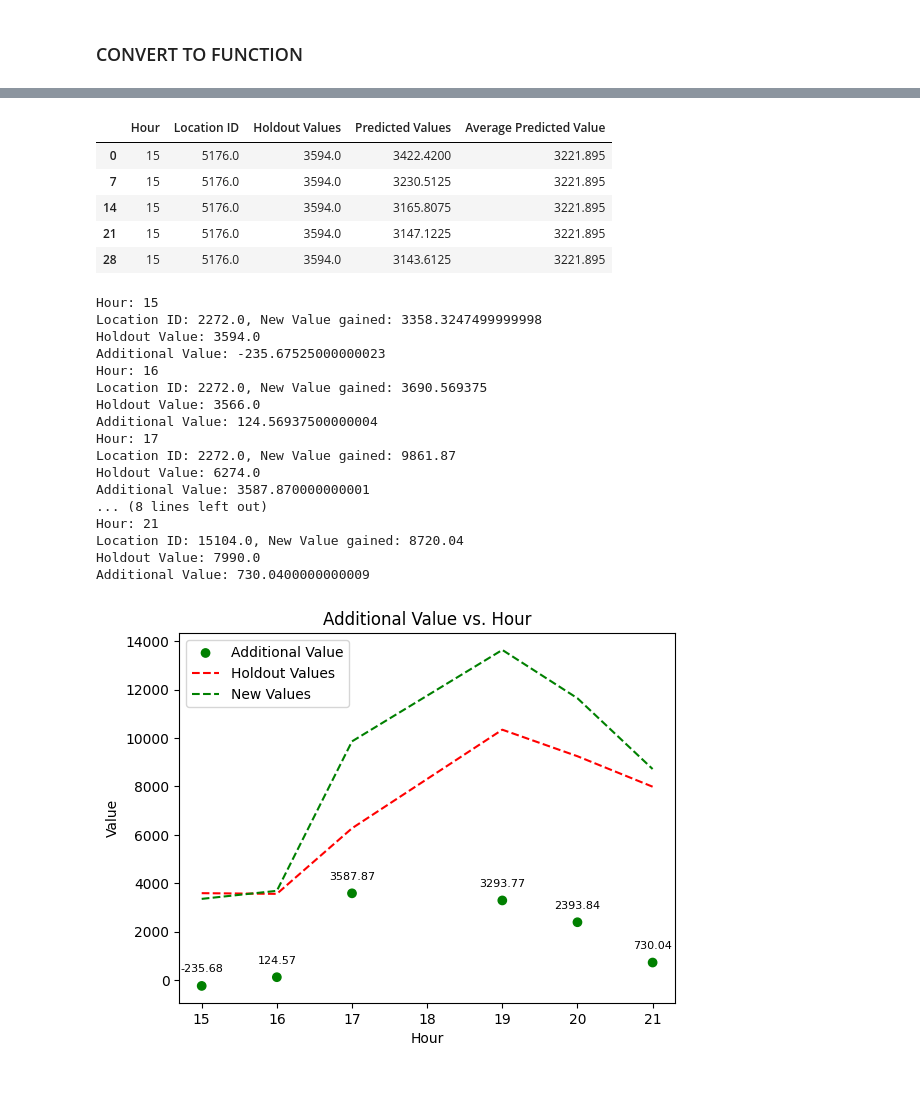
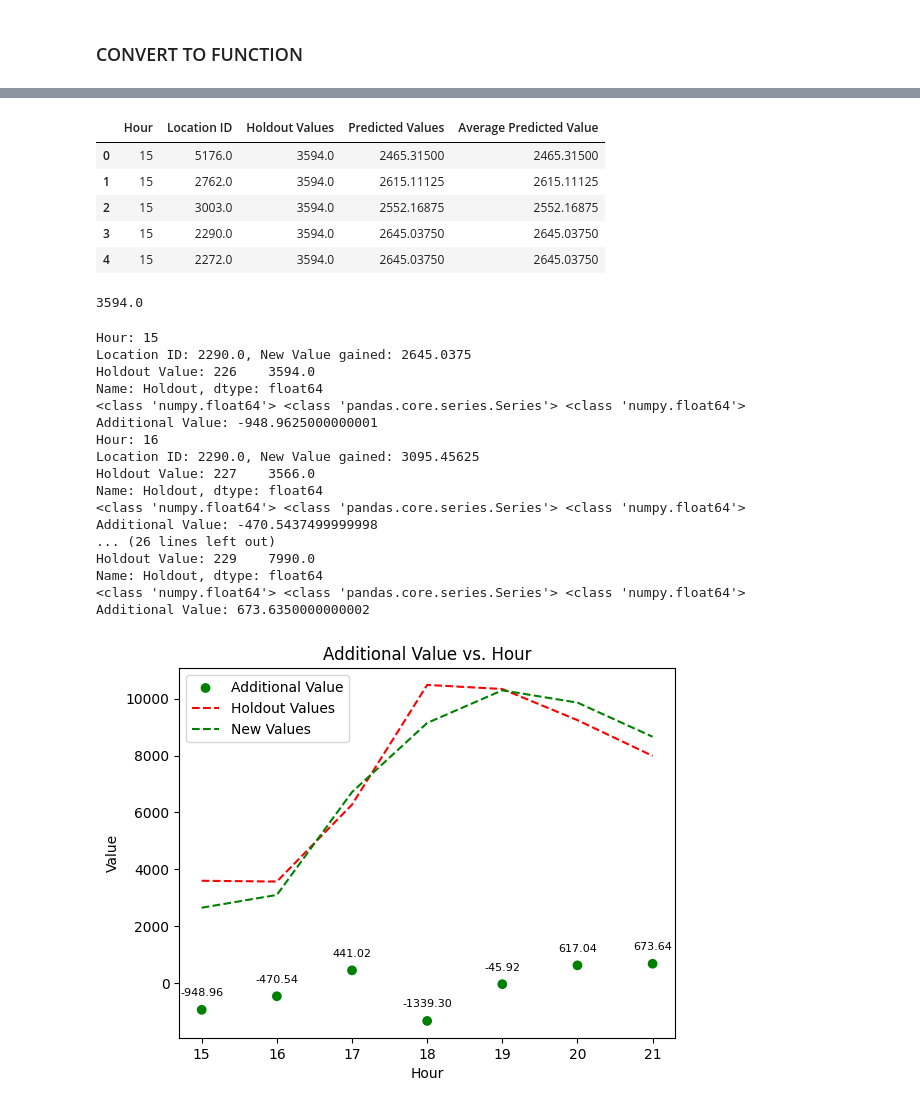
Before and after one commit to jkyxd/ICP_Group3, a Jupyter notebook: ICP Jupyter File.ipynb, the cells around one changed output, grey strips where cells are left out. Cells and saved outputs as stored; diff of their text form; code cells hidden in the pictures.

```diff
--- a/ICP Jupyter File.ipynb
+++ b/ICP Jupyter File.ipynb
@@ -748,5 +748,5 @@ session.use_schema("ANALYTICS")
 X_final_scaled=session.table("Sales_Forecast_Train_Dataset")
 # %%
 session.use_schema("ANALYTICS")
-X_final_scaled=session.sql("Select * from Sales_Forecast_Training_Data").to_pandas()
+X_final_scaled=session.sql('Select * from "Sales_Forecast_Train_Dataset"').to_pandas()
 # %%
@@ -794,8 +793,8 @@ from sklearn.metrics import mean_squared_error, mean_absolute_error, r2_score
 import math
 
 # Split the dataset into features (X) and target (y)
-X = X_final_scaled.drop("PROFIT",axis=1)
-y = X_final_scaled["PROFIT"]
+X = X_final_scaled.drop("Profit",axis=1)
+y = X_final_scaled["Profit"]
 
 # Split the dataset into training and testing datasets
 X_train, X_holdout_test, y_train, y_holdout_test = train_test_split(X, y, test_size=0.4, random_state=42)
@@ -1529,9 +1537,10 @@ day = 25
 columns_to_exclude = ['AVG_TEMPERATURE_AIR_2M_F', 'AVG_TEMPERATURE_HEATINDEX_2M_F', 'TOT_PRECIPITATION_IN', 'TOT_SNOWFALL_IN', 'TOT_SNOWDEPTH_IN', 'AVG_CLOUD_COVER_TOT_PCT']
 
 # Create a DataFrame with holdout values and predicted values
-df_predictions = X_holdout.copy()
-df_predictions['Holdout'] = y_holdout
-holdout_predictions = rf.predict(X_holdout)
+df_predictions = X_final_scaled.drop("Profit",axis=1)
+holdout_predictions = rf.predict(df_predictions)
+df_predictions['Holdout'] = X_final_scaled[["Profit"]]
+
 df_predictions['Predicted'] = holdout_predictions
 
 # Add a column for the differences
@@ -1604,9 +1614,10 @@ month = 8
 day = 25
 
 # Create a DataFrame with holdout values and predicted values
-df_predictions = X_holdout.copy()
-df_predictions['Holdout'] = y_holdout
-holdout_predictions = rf.predict(X_holdout)
+df_predictions = X_final_scaled.drop("Profit",axis=1)
+holdout_predictions = rf.predict(df_predictions)
+df_predictions['Holdout'] = X_final_scaled[["Profit"]]
+
 df_predictions['Predicted'] = holdout_predictions
 
 # Add a column for the differences
@@ -1616,6 +1627,7 @@ df_predictions['Difference'] = df_predictions['Predicted'] - df_predictions['Hol
 filtered_df = df_predictions[(df_predictions['TRUCK_ID'] == truck_id) &
                              (df_predictions['MONTH'] == month) &
                              (df_predictions['DAY'] == day)]
+
 
 # Sort the DataFrame by HOUR and Predicted values
 sorted_df = filtered_df.sort_values(['HOUR', 'Predicted'], ascending=[True, False])
@@ -1805,11 +1824,15 @@ Best_loc_df = Best_loc_df.drop_duplicates()
 Best_loc_df.head()
 # %% [output]
 |  | Hour | Location ID | Holdout Values | Predicted Values | Average Predicted Value |
-| 0 | 15 | 5176.0 | 3594.0 | 3422.4200 | 3221.895 |
-| 7 | 15 | 5176.0 | 3594.0 | 3230.5125 | 3221.895 |
-| 14 | 15 | 5176.0 | 3594.0 | 3165.8075 | 3221.895 |
-| 21 | 15 | 5176.0 | 3594.0 | 3147.1225 | 3221.895 |
-| 28 | 15 | 5176.0 | 3594.0 | 3143.6125 | 3221.895 |
+| 0 | 15 | 5176.0 | 3594.0 | 2465.31500 | 2465.31500 |
+| 1 | 15 | 2762.0 | 3594.0 | 2615.11125 | 2615.11125 |
+| 2 | 15 | 3003.0 | 3594.0 | 2552.16875 | 2552.16875 |
+| 3 | 15 | 2290.0 | 3594.0 | 2645.03750 | 2645.03750 |
+| 4 | 15 | 2272.0 | 3594.0 | 2645.03750 | 2645.03750 |
+# %%
+holdout_value.values[0]
+# %% [output]
+3594.0
 # %%
 import matplotlib.pyplot as plt
 
@@ -1818,6 +1841,8 @@ y_values = []
 holdout_values = []
 new_values = []
 colors = []
+
+previous_location_id = 5176
 
 # Loop through each hour
 for hour in Best_loc_df['Hour'].unique():
@@ -1832,57 +1857,59 @@ for hour in Best_loc_df['Hour'].unique():
 
     print(f"Location ID: {best_location_id}, New Value gained: {max_avg_predicted}")
 
-    # Get the corresponding holdout value for the best location
-    holdout_value = filtered_df_dropped.loc[(filtered_df_dropped['LOCATION_ID'] == previous_location_id) & (filtered_df_dropped['HOUR'] == hour), 'Holdout'].values[0]
+    # # Get the corresponding holdout value for the best location
+    holdout_value = filtered_df.loc[(filtered_df['LOCATION_ID'] == previous_location_id) & (filtered_df['HOUR'] == hour), 'Holdout']
 
     print(f"Holdout Value: {holdout_value}")
 
-    additional_value = max_avg_predicted - holdout_value
+    additional_value = max_avg_predicted - holdout_value.values[0]
+
+    print(type(additional_value), type(holdout_value), type(max_avg_predicted))
     print(f"Additional Value: {additional_value}")
 
     # Append the hour and additional value to the x and y value lists
     x_values.append(hour)
     y_values.append(additional_value)
 
     # Append the holdout value and new value to the respective lists
     holdout_values.append(holdout_value)
     new_values.append(max_avg_predicted)
 
     # Check if the location has changed and assign colors accordingly
     if best_location_id == 5176:
         colors.append('red')
     else:
         colors.append('green')
 
     # Display the numerical value as annotation
     plt.annotate(f'{additional_value:.2f}', (hour, additional_value), textcoords="offset points", xytext=(0, 10),
                  ha='center', fontsize=8)
 
 # Plot the values
 plt.scatter(x_values, y_values, c=colors, label='Additional Value')
 plt.plot(x_values, holdout_values, color='red', linestyle='--', label='Holdout Values')
 plt.plot(x_values, new_values, color='green', linestyle='--', label='New Values')
 plt.xlabel('Hour')
 plt.ylabel('Value')
 plt.title('Additional Value vs. Hour')
 plt.legend()
 plt.show()
 # %% [output]
 Hour: 15
-Location ID: 2272.0, New Value gained: 3358.3247499999998
-Holdout Value: 3594.0
-Additional Value: -235.67525000000023
+Location ID: 2290.0, New Value gained: 2645.0375
+Holdout Value: 226    3594.0
+Name: Holdout, dtype: float64
+<class 'numpy.float64'> <class 'pandas.core.series.Series'> <class 'numpy.float64'>
+Additional Value: -948.9625000000001
 Hour: 16
-Location ID: 2272.0, New Value gained: 3690.569375
-Holdout Value: 3566.0
-Additional Value: 124.56937500000004
-Hour: 17
-Location ID: 2272.0, New Value gained: 9861.87
-Holdout Value: 6274.0
-Additional Value: 3587.870000000001
-... (8 lines left out)
-Hour: 21
-Location ID: 15104.0, New Value gained: 8720.04
-Holdout Value: 7990.0
-Additional Value: 730.0400000000009
+Location ID: 2290.0, New Value gained: 3095.45625
+Holdout Value: 227    3566.0
+Name: Holdout, dtype: float64
+<class 'numpy.float64'> <class 'pandas.core.series.Series'> <class 'numpy.float64'>
+Additional Value: -470.5437499999998
+... (26 lines left out)
+Holdout Value: 229    7990.0
+Name: Holdout, dtype: float64
+<class 'numpy.float64'> <class 'pandas.core.series.Series'> <class 'numpy.float64'>
+Additional Value: 673.6350000000002
-[figure, old version]
+[figure, new version]
```
Also changed, not shown: parts of 16 cells of this notebook.
